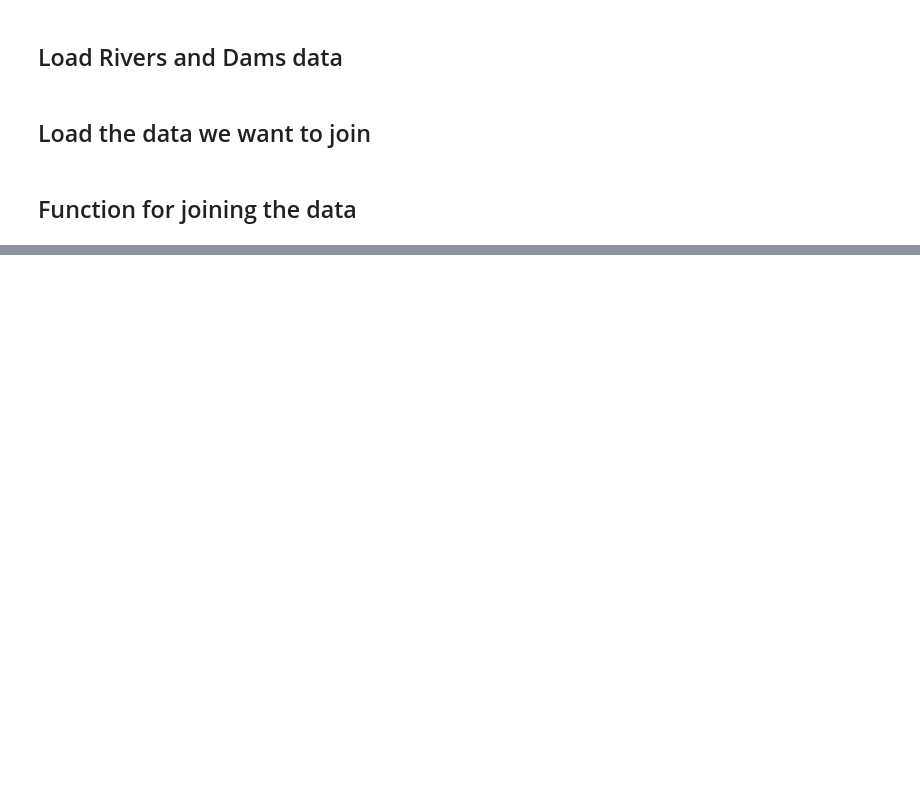
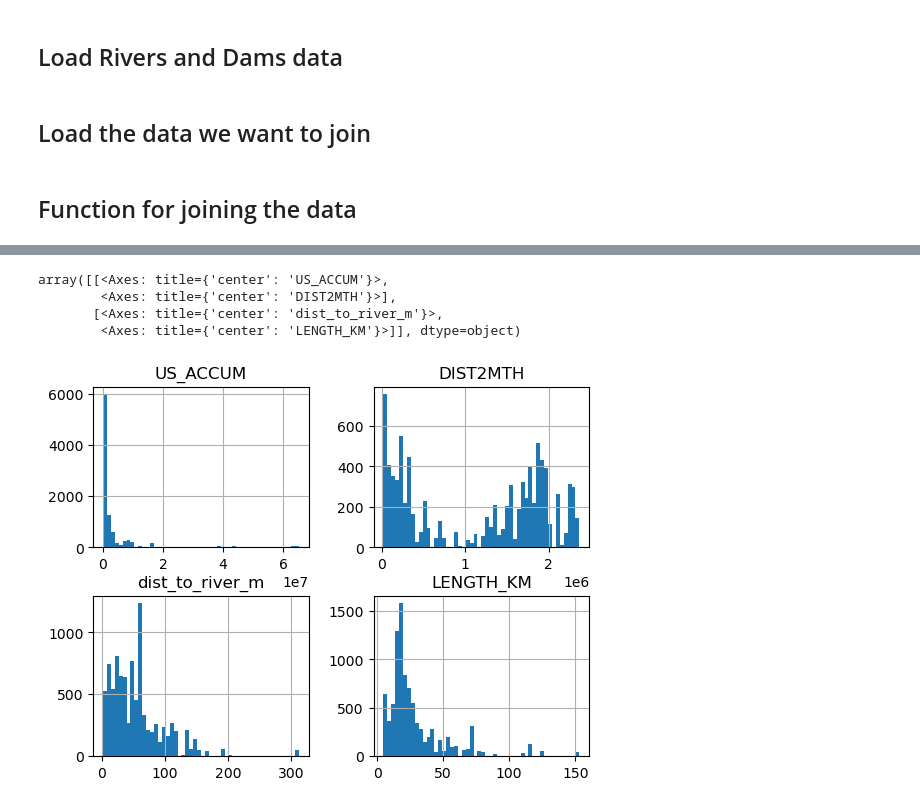
Before and after one commit to jhuangbp/EY-AI-and-Data-Challenge, a Jupyter notebook: river_dam.ipynb, the cells around one changed output, grey strips where cells are left out. Saved outputs shown, nothing was run; the diff lists cells and outputs as text; code cells hidden in the pictures; blank space fills up the shorter version.

Commit message:
Add files via upload
cleaning and transformation for river data

```diff
--- a/river_dam.ipynb
+++ b/river_dam.ipynb
@@ -302,0 +309,3 @@ test_with_dam.head()
+# %%
+river_training = pd.read_csv("water_with_river_training.csv")
+river_validation = pd.read_csv("water_with_river_validation.csv")
@@ -302,0 +561,9 @@ test_with_dam.head()
+# %%
+# Check the distribution of the numeric features to see if we need to do any transformation.
+river_training[["US_ACCUM","DIST2MTH","dist_to_river_m","LENGTH_KM"]].hist(bins=50)
+# %% [output]
+array([[<Axes: title={'center': 'US_ACCUM'}>,
+        <Axes: title={'center': 'DIST2MTH'}>],
+       [<Axes: title={'center': 'dist_to_river_m'}>,
+        <Axes: title={'center': 'LENGTH_KM'}>]], dtype=object)
+[figure, added]
```
Also changed, not shown: parts of 44 cells of this notebook, 2 other files.
